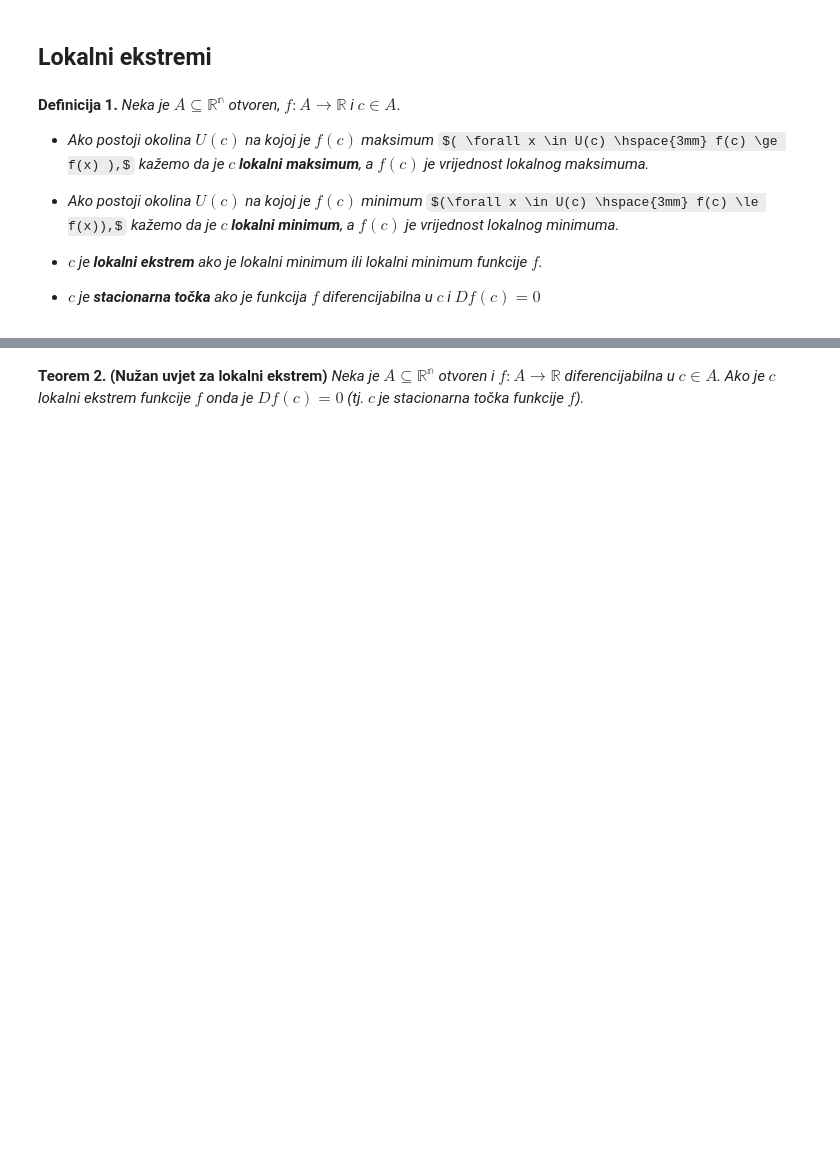
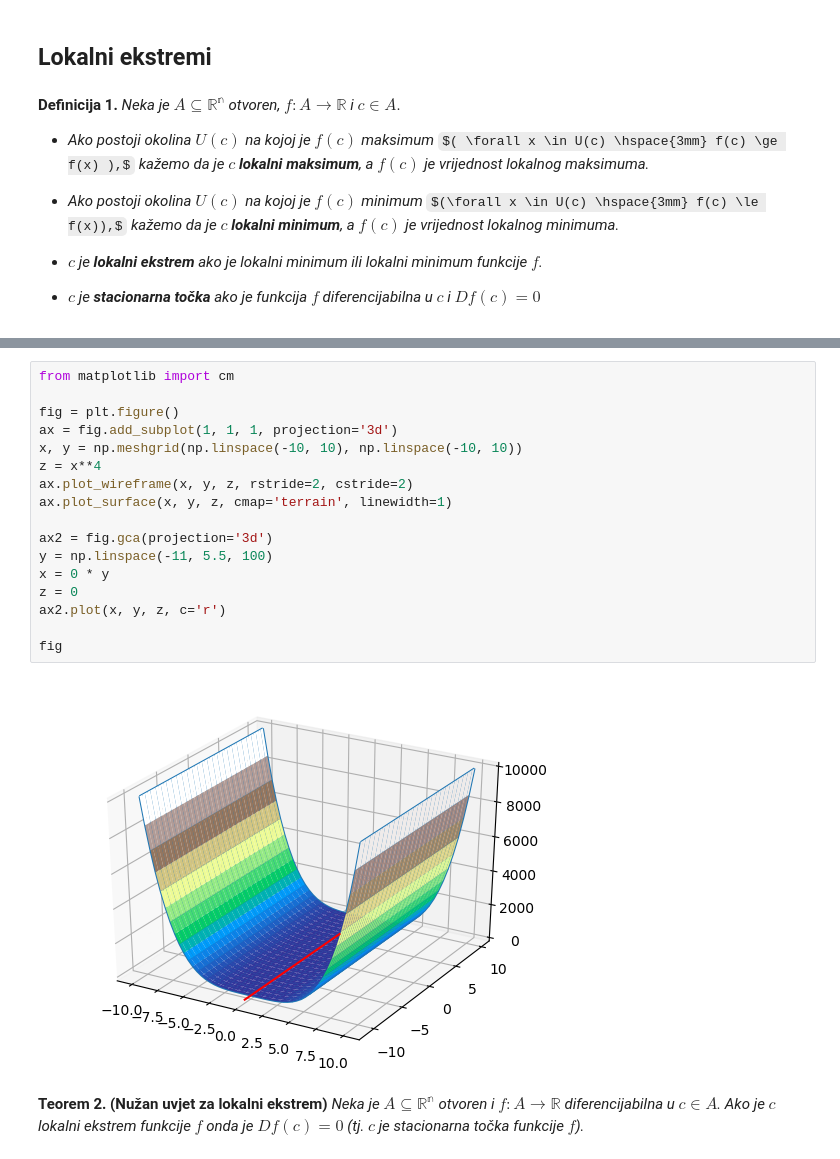
Before and after one commit to valental/MS, a Jupyter notebook: ekstremi_funkcija.ipynb, the cells around one changed output, grey strips where cells are left out. Saved outputs shown, nothing was run; the diff lists cells and outputs as text; some formulas as TeX source; blank space fills up the shorter version.

```diff
--- a/ekstremi_funkcija.ipynb
+++ b/ekstremi_funkcija.ipynb
@@ -16,3 +56,22 @@ _kažemo da je $c$ **lokalni minimum**, a $f(c)$ je vrijednost lokalnog minimuma
+# %%
+from matplotlib import cm
+
+fig = plt.figure()
+ax = fig.add_subplot(1, 1, 1, projection='3d')
+x, y = np.meshgrid(np.linspace(-10, 10), np.linspace(-10, 10))
+z = x**4
+ax.plot_wireframe(x, y, z, rstride=2, cstride=2)
+ax.plot_surface(x, y, z, cmap='terrain', linewidth=1)
+
+ax2 = fig.gca(projection='3d')
+y = np.linspace(-11, 5.5, 100)
+x = 0 * y
+z = 0
+ax2.plot(x, y, z, c='r')
+
+fig
+# %% [output]
+[figure, added]
 # %% [markdown]
 **Teorem 2. (Nužan uvjet za lokalni ekstrem)** _Neka je $A \subseteq \mathbb{R^n}$ otvoren i $f: A\rightarrow \mathbb{R}$ diferencijabilna u $c \in A$. Ako je $c$ lokalni ekstrem funkcije $f$ onda je $Df(c)=0$ (tj. $c$ je stacionarna točka funkcije $f$)._
 # %% [markdown]
```
Also changed, not shown: parts of 47 cells of this notebook.
